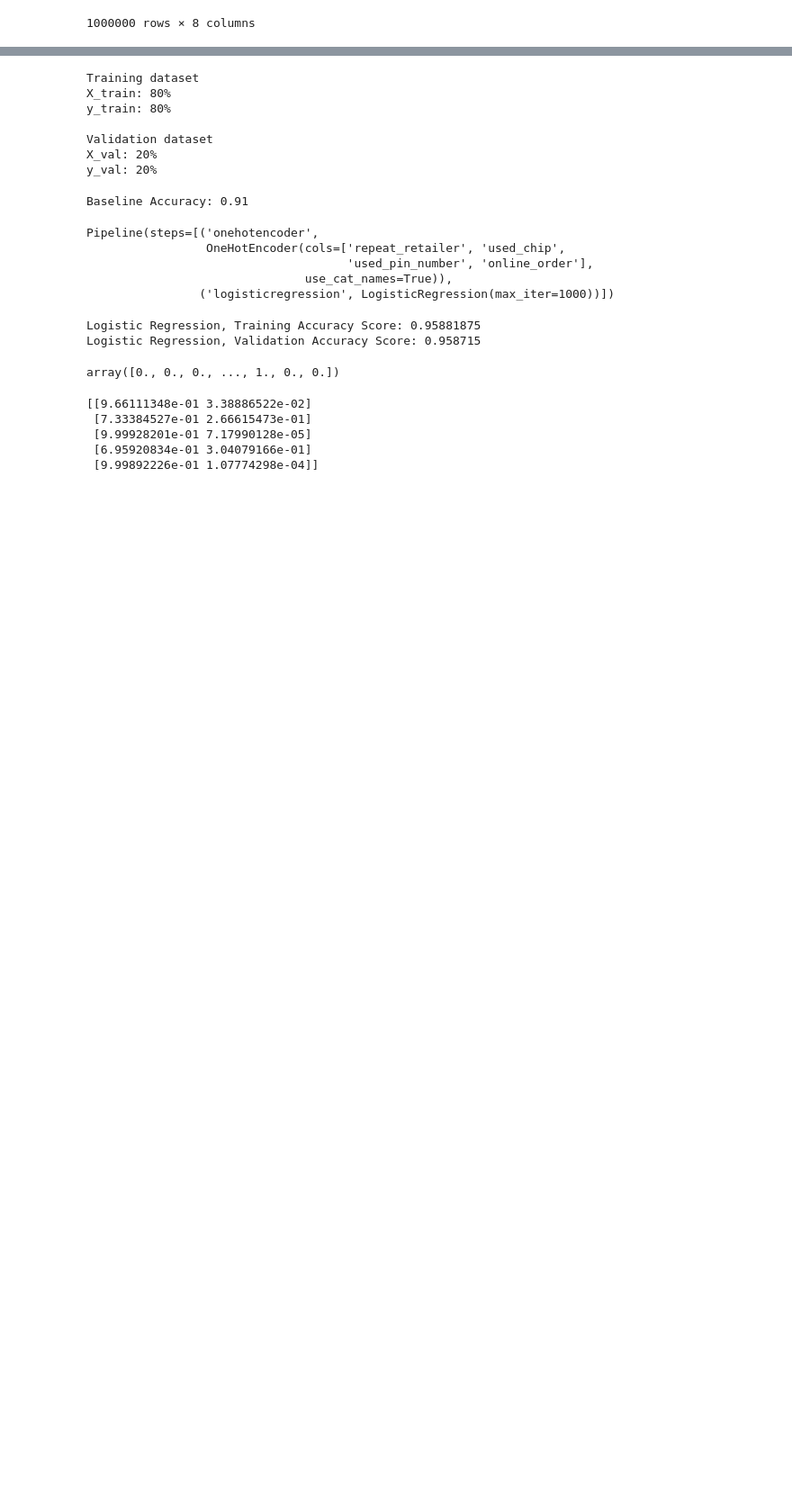
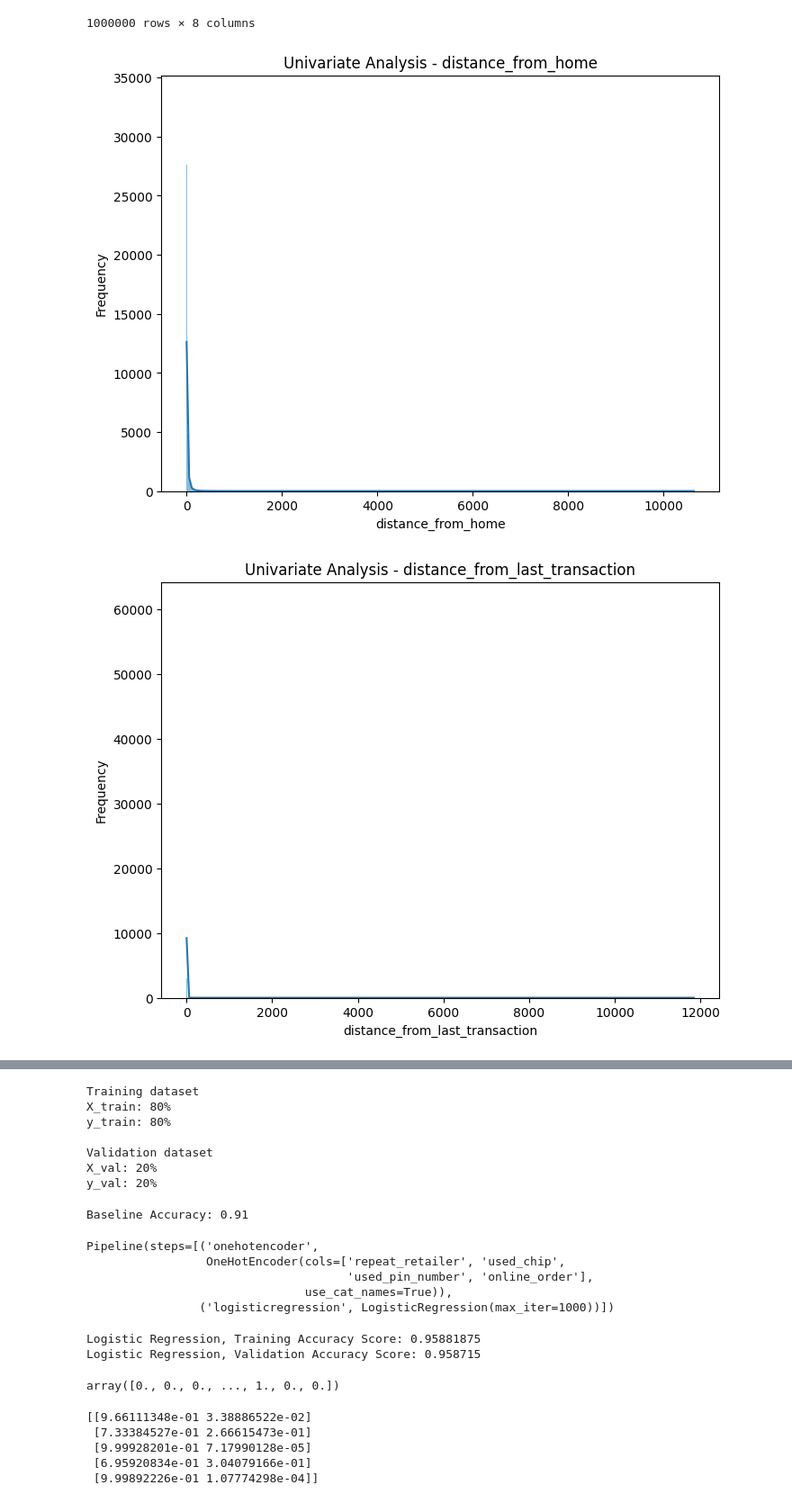
Before and after one commit to MckyleM/MLG_Project2_Fraud_Detection, a Jupyter notebook: Step_by_step.ipynb, the cells around one changed output, grey strips where cells are left out. Shown at 90% size. Saved outputs shown, nothing was run; the diff lists cells and outputs as text; code cells hidden in the pictures; blank space fills up the shorter version.

```diff
--- a/Step_by_step.ipynb
+++ b/Step_by_step.ipynb
@@ -154,3 +154,30 @@ df
 | 999998 | 4.258729 | 0.242023 | 0.475822 | 1.0 | 0.0 | ... |
 | 999999 | 58.108125 | 0.318110 | 0.386920 | 1.0 | 1.0 | ... |
 1000000 rows × 8 columns
+# %%
+
+# Univariate Analysis
+
+# Numeric Variables
+numeric_vars = df.select_dtypes(include=[np.number]).columns
+for var in numeric_vars:
+    plt.figure(figsize=(8, 6))
+    sns.histplot(df[var], kde=True)
+    plt.title(f'Univariate Analysis - {var}')
+    plt.xlabel(var)
+    plt.ylabel('Frequency')
+    plt.show()
+
+# Categorical Variables
+categorical_vars = df.select_dtypes(include=[object]).columns
+for var in categorical_vars:
+    plt.figure(figsize=(8, 6))
+    sns.countplot(data=df, x=var)
+    plt.title(f'Univariate Analysis - {var}')
+    plt.xlabel(var)
+    plt.ylabel('Count')
+    plt.xticks(rotation=45)
+    plt.show()
+# %% [output]
+[figure, added]
+[figure, added]
```
Also changed, not shown: parts of 4 cells of this notebook.
